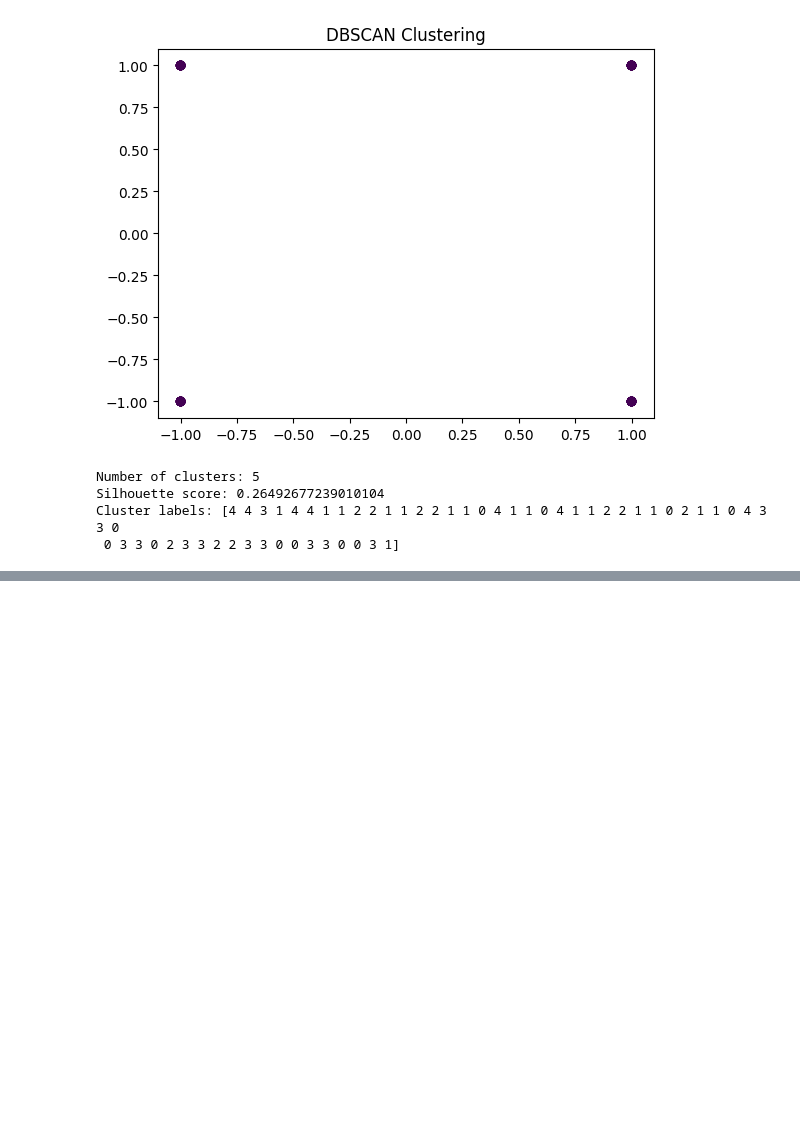
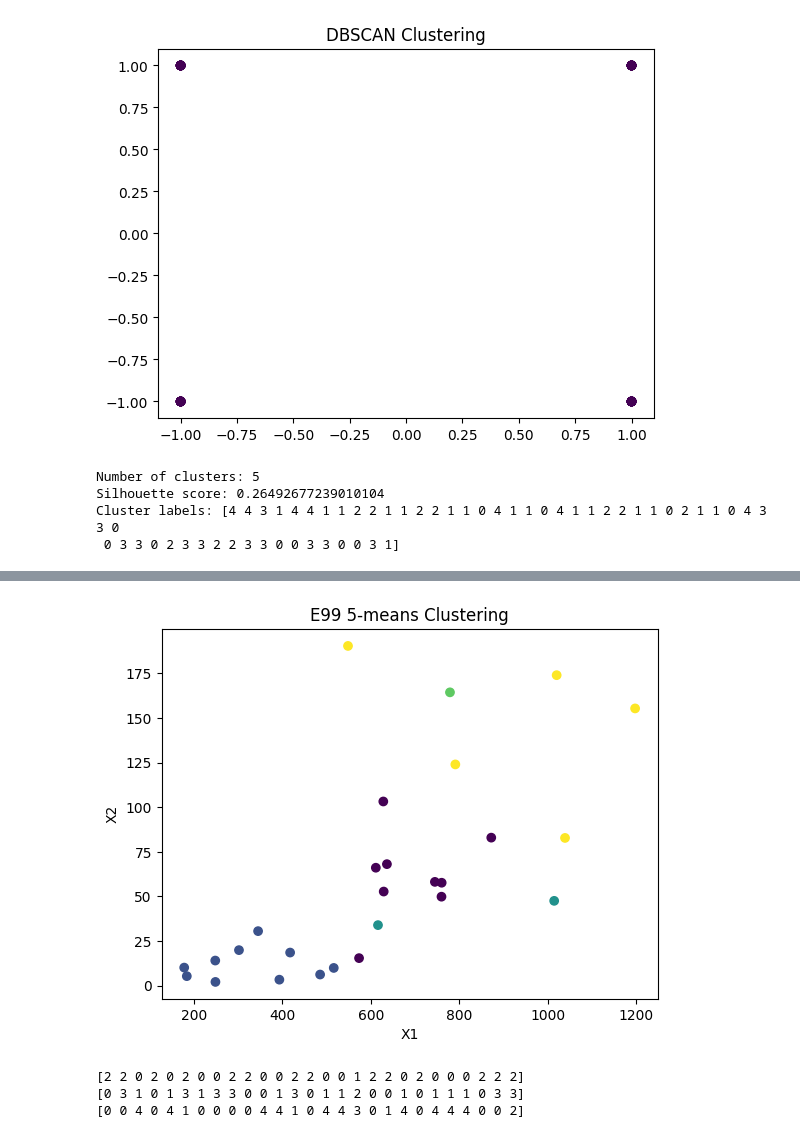
Before and after one commit to NickIT87/the_algorithms, a Jupyter notebook: PandasTutorial/lab2/lab2_Prytula_124m_22_1.ipynb, the cells around one changed output, grey strips where cells are left out. Cells and saved outputs as stored; diff of their text form; code cells hidden in the pictures; blank space fills up the shorter version.

```diff
--- a/PandasTutorial/lab2/lab2_Prytula_124m_22_1.ipynb
+++ b/PandasTutorial/lab2/lab2_Prytula_124m_22_1.ipynb
@@ -101,0 +187,34 @@ Cluster labels: [4 4 3 1 4 4 1 1 2 2 1 1 2 2 1 1 0 4 1 1 0 4 1 1 2 2 1 1 0 2 1 1
+# %%
+# Відображення кластерів на графіку
+#plt.scatter(df['X1'], df['X2'], c=labels)
+plt.scatter(E99.iloc[:, 0], E99.iloc[:, 1], c=ilabels)
+plt.xlabel('X1')
+plt.ylabel('X2')
+plt.title('E99 5-means Clustering')
+plt.show()
+# %% [output]
+[figure, added]
+# %%
+# Визначення кількості кластерів
+n = 3
+m = 4
+i = 5
+# Створення моделі середніх
+nmeans = KMeans(n_clusters=n, n_init=10)
+mmeans = KMeans(n_clusters=m, n_init=10)
+imeans = KMeans(n_clusters=i, n_init=10)
+# Навчання моделі на нормалізованих даних
+nmeans.fit(E06_norm)
+mmeans.fit(E06_norm)
+imeans.fit(E06_norm)
+# Передбачення кластерів для даних
+nlabels = nmeans.predict(E06_norm)
+mlabels = mmeans.predict(E06_norm)
+ilabels = imeans.predict(E06_norm)
+print(nlabels)
+print(mlabels)
+print(ilabels)
+# %% [output]
+[2 2 0 2 0 2 0 0 2 2 0 0 2 2 0 0 1 2 2 0 2 0 0 0 2 2 2]
+[0 3 1 0 1 3 1 3 3 0 0 1 3 0 1 1 2 0 0 1 0 1 1 1 0 3 3]
+[0 0 4 0 4 1 0 0 0 0 4 4 1 0 4 4 3 0 1 4 0 4 4 4 0 0 2]
```
Also changed, not shown: parts of 16 cells of this notebook, 3 other files.
